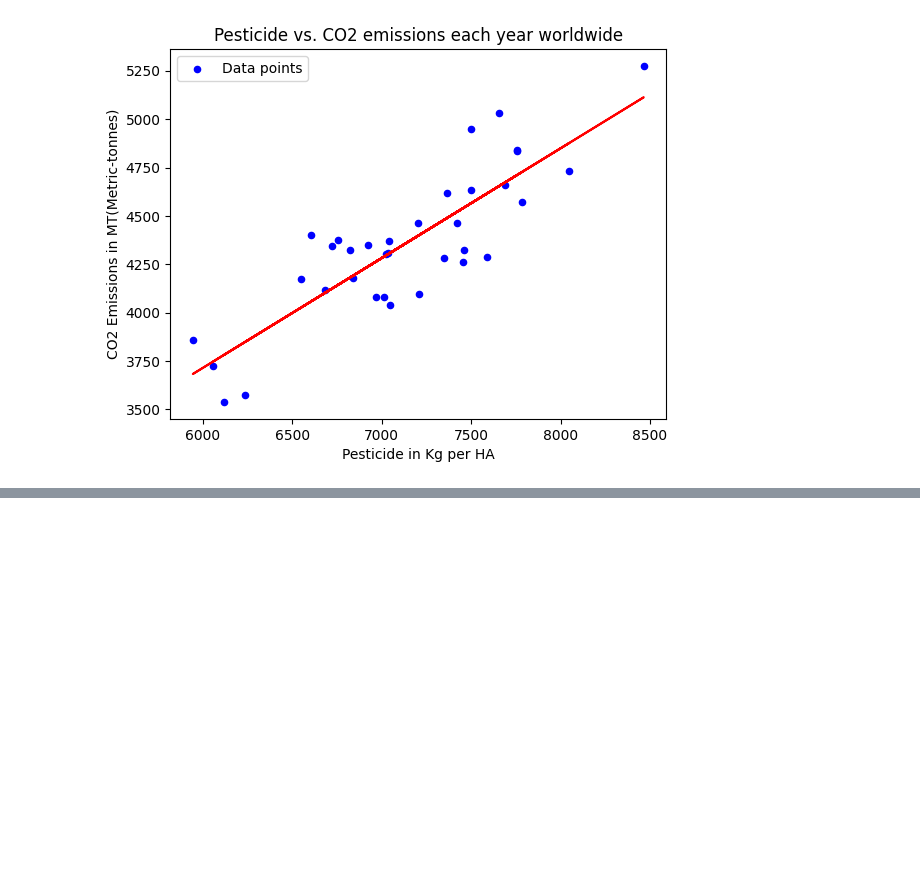
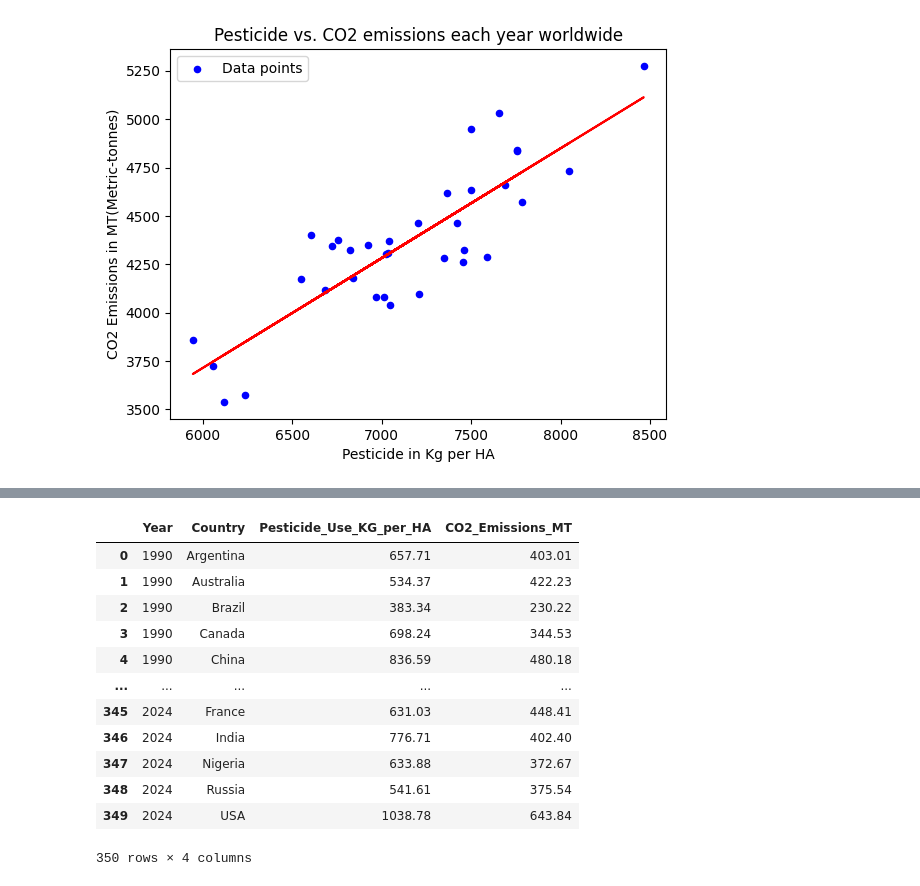
Before and after one commit to EdGonz44/Project-3, a Jupyter notebook: Reference_dfs.ipynb, the cells around one changed output, grey strips where cells are left out. Saved outputs shown, nothing was run; the diff lists cells and outputs as text; code cells hidden in the pictures; blank space fills up the shorter version.

```diff
--- a/Reference_dfs.ipynb
+++ b/Reference_dfs.ipynb
@@ -389,0 +406,20 @@ The correlation between Pesticide Use and CO2 Emissions is 0.85
+# %%
+simplified_ccI_sorted_df
+grouped_holder_country =simplified_ccI_sorted_df.groupby(['Year', 'Country']).agg({'Pesticide_Use_KG_per_HA': 'sum',
+                                               'CO2_Emissions_MT': 'sum'})
+country_grouped_df = grouped_holder_country.reset_index()
+country_grouped_df
+# %% [output]
+|  | Year | Country | Pesticide_Use_KG_per_HA | CO2_Emissions_MT |
+| 0 | 1990 | Argentina | 657.71 | 403.01 |
+| 1 | 1990 | Australia | 534.37 | 422.23 |
+| 2 | 1990 | Brazil | 383.34 | 230.22 |
+| 3 | 1990 | Canada | 698.24 | 344.53 |
+| 4 | 1990 | China | 836.59 | 480.18 |
+| ... | ... | ... | ... | ... |
+| 345 | 2024 | France | 631.03 | 448.41 |
+| 346 | 2024 | India | 776.71 | 402.40 |
+| 347 | 2024 | Nigeria | 633.88 | 372.67 |
+| 348 | 2024 | Russia | 541.61 | 375.54 |
+| 349 | 2024 | USA | 1038.78 | 643.84 |
+350 rows × 4 columns
```
Also changed, not shown: parts of 4 cells of this notebook.
